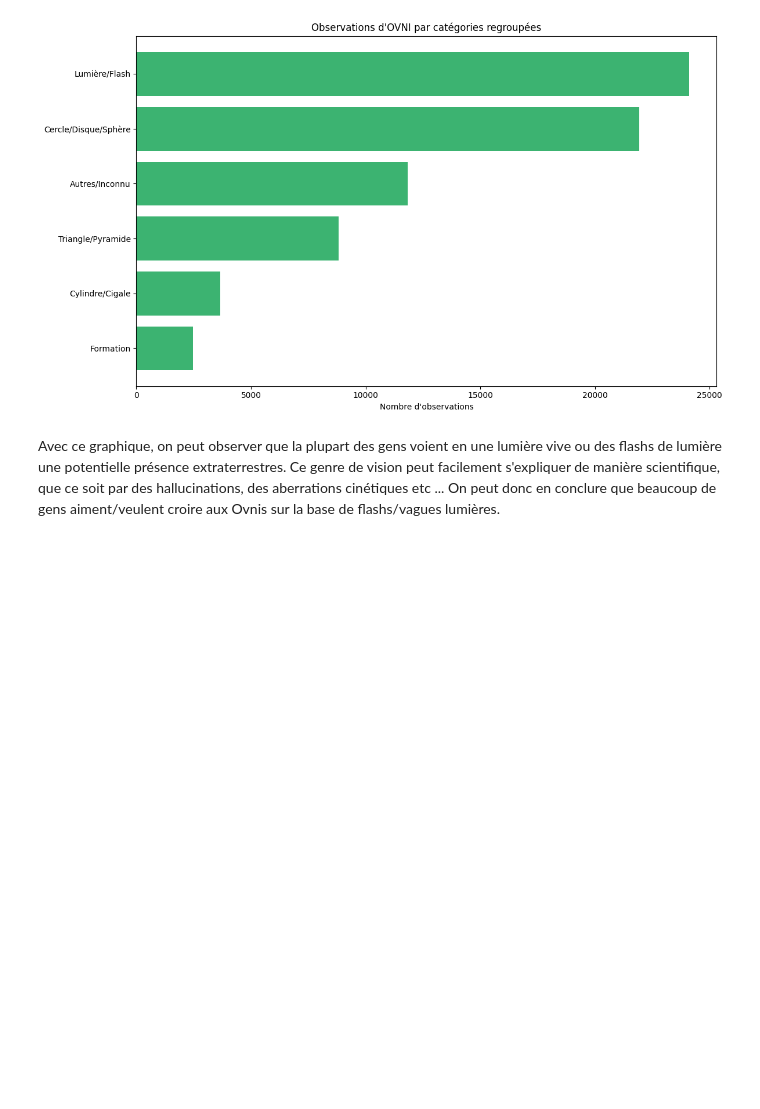
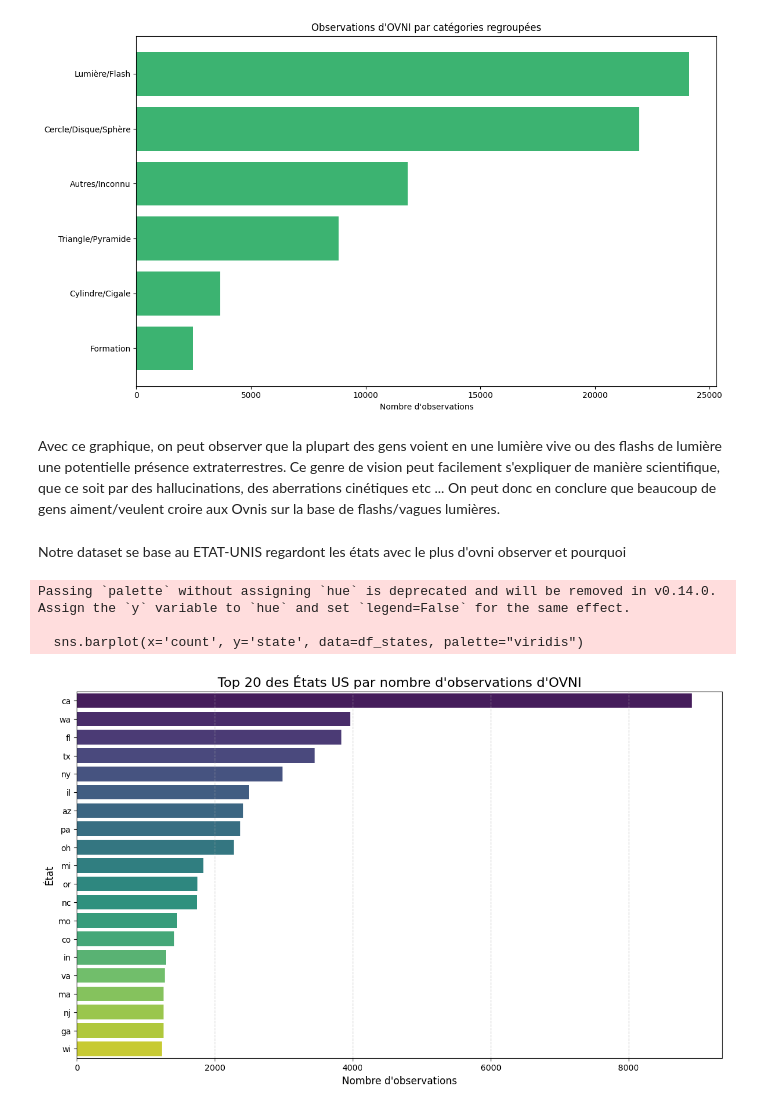
Before and after one commit to PolleEdouard/projet1_BigData, a Jupyter notebook: projet.ipynb, the cells around one changed output. Saved outputs shown, nothing was run; the diff lists cells and outputs as text; code cells hidden in the pictures; blank space fills up the shorter version.

Commit message:
ajout conclu plus graphe géographiqe

```diff
--- a/projet.ipynb
+++ b/projet.ipynb
@@ -389,3 +386,38 @@ conn.close()
 [figure]
 # %% [markdown]
 Avec ce graphique, on peut observer que la plupart des gens voient en une lumière vive ou des flashs de lumière une potentielle présence extraterrestres. Ce genre de vision peut facilement s'expliquer de manière scientifique, que ce soit par des hallucinations, des aberrations cinétiques etc ... On peut donc en conclure que beaucoup de gens aiment/veulent croire aux Ovnis sur la base de flashs/vagues lumières.
+# %% [markdown]
+Notre dataset se base au ETAT-UNIS regardont les états avec le plus d'ovni observer et pourquoi
+# %%
+import sqlite3
+import pandas as pd
+import matplotlib.pyplot as plt
+import seaborn as sns
+# Connexion à la base de données
+conn = sqlite3.connect('ufo.db')
+# Requête pour obtenir le compte par état (uniquement pour les USA)
+query = """
+SELECT state, COUNT(*) as count
+FROM ufo
+WHERE country = 'us' AND state != 'Unknown'
+GROUP BY state
+ORDER BY count DESC
+LIMIT 20
+"""
+df_states = pd.read_sql_query(query, conn)
+conn.close()
+
+# Création du graphique
+plt.figure(figsize=(14, 8))
+sns.barplot(x='count', y='state', data=df_states, palette="viridis")
+plt.title("Top 20 des États US par nombre d'observations d'OVNI", fontsize=16)
+plt.xlabel("Nombre d'observations", fontsize=12)
+plt.ylabel("État", fontsize=12)
+plt.grid(axis='x', linestyle='--', alpha=0.7)
+
+plt.show()
+# %% [output]
+Passing `palette` without assigning `hue` is deprecated and will be removed in v0.14.0. Assign the `y` variable to `hue` and set `legend=False` for the same effect.
+
+  sns.barplot(x='count', y='state', data=df_states, palette="viridis")
+[figure, added]
```
Also changed, not shown: parts of 3 cells of this notebook, 1 other file.
